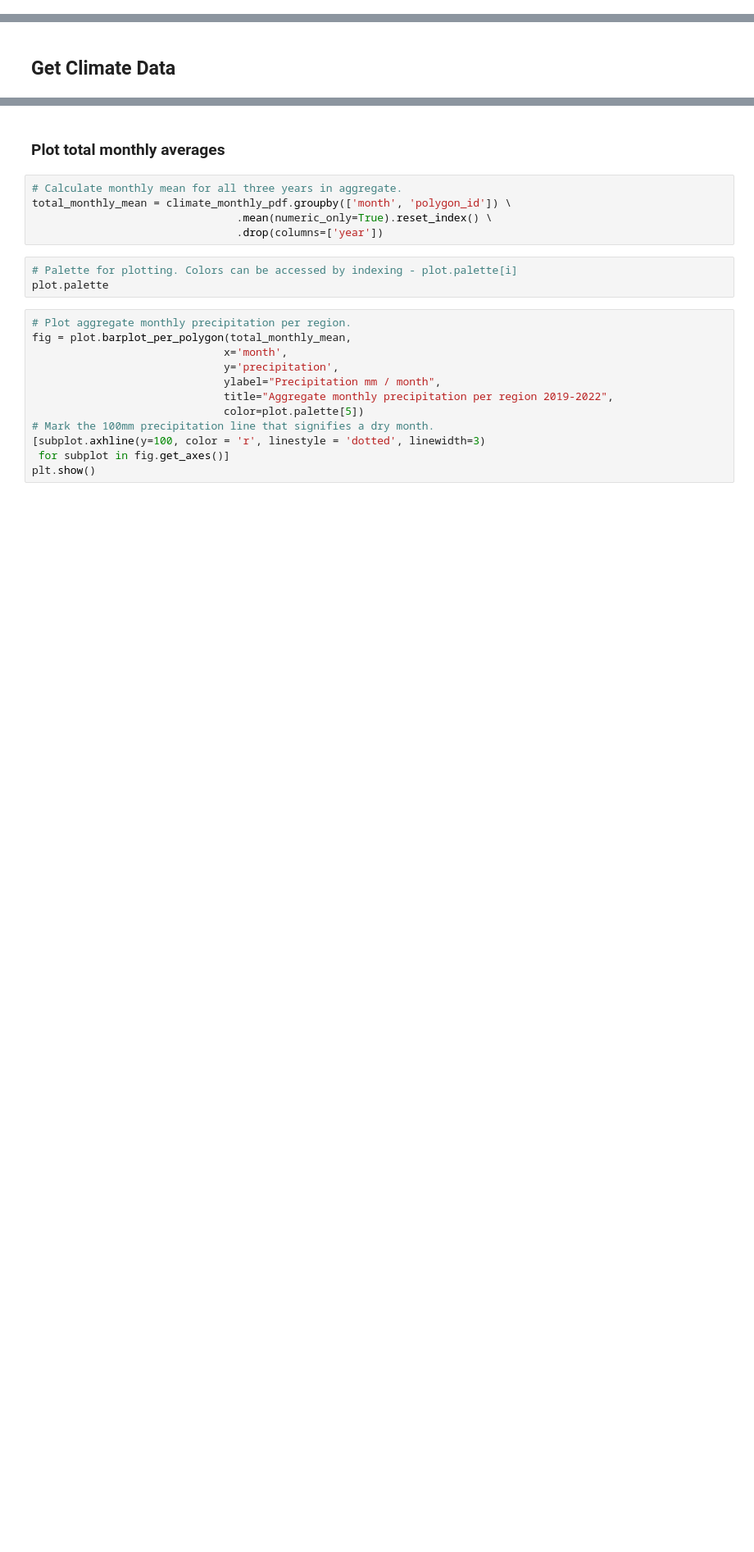
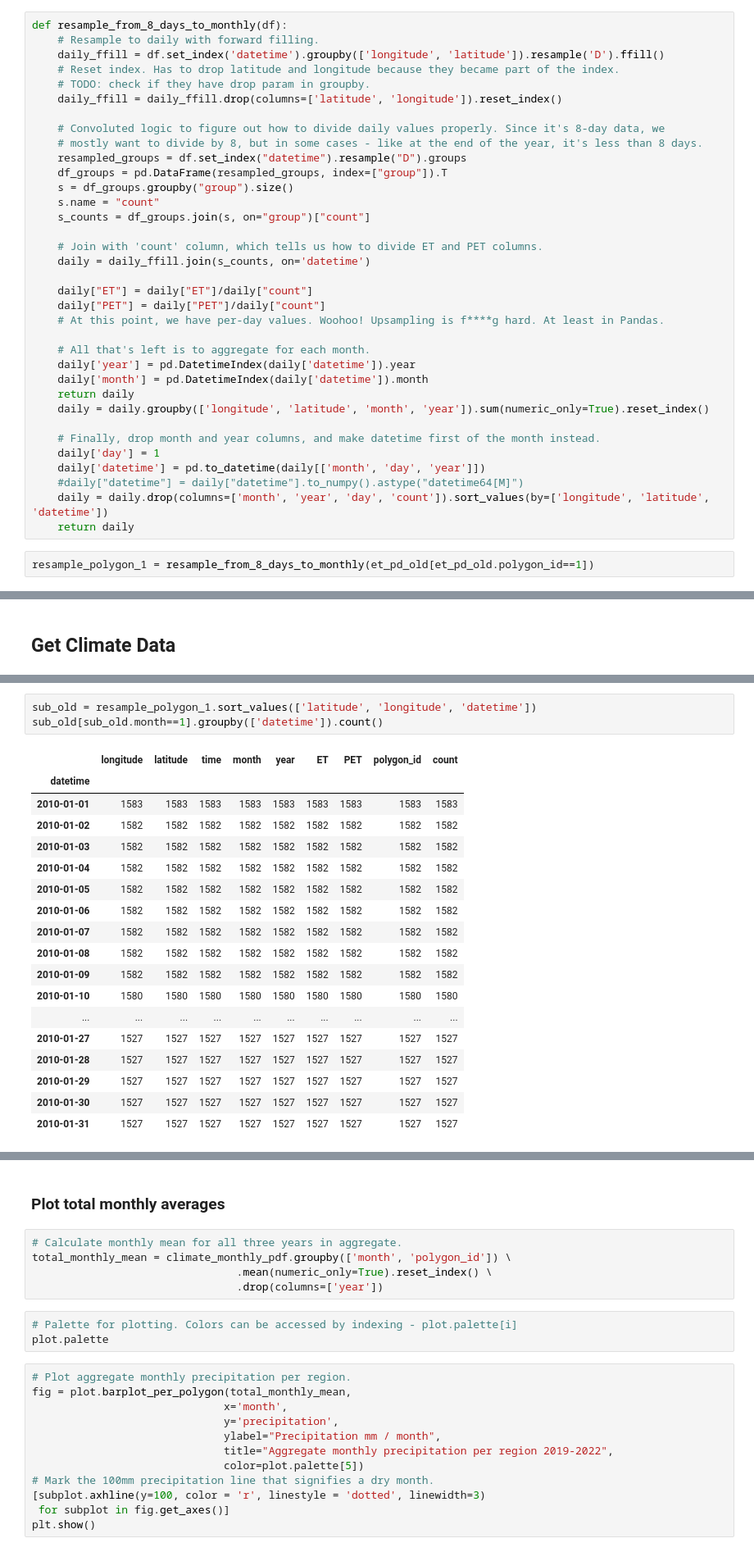
Before and after one commit to 4C-Guided-Team-Challenge/drought-with-gedi, a Jupyter notebook: notebooks/exploratory/ClimateData.ipynb, the cells around one changed output, grey strips where cells are left out. Shown: that part at 82% size. Saved outputs shown, nothing was run; the diff lists cells and outputs as text; blank space fills up the shorter version.

```diff
--- a/notebooks/exploratory/ClimateData.ipynb
+++ b/notebooks/exploratory/ClimateData.ipynb
@@ -23,0 +285,37 @@ ee.Initialize()
+# %%
+def resample_from_8_days_to_monthly(df):
+    # Resample to daily with forward filling.
+    daily_ffill = df.set_index('datetime').groupby(['longitude', 'latitude']).resample('D').ffill()
+    # Reset index. Has to drop latitude and longitude because they became part of the index.
+    # TODO: check if they have drop param in groupby.
+    daily_ffill = daily_ffill.drop(columns=['latitude', 'longitude']).reset_index()
+
+    # Convoluted logic to figure out how to divide daily values properly. Since it's 8-day data, we
+    # mostly want to divide by 8, but in some cases - like at the end of the year, it's less than 8 days.
+    resampled_groups = df.set_index("datetime").resample("D").groups
+    df_groups = pd.DataFrame(resampled_groups, index=["group"]).T
+    s = df_groups.groupby("group").size()
+    s.name = "count"
+    s_counts = df_groups.join(s, on="group")["count"]
+
+    # Join with 'count' column, which tells us how to divide ET and PET columns.
+    daily = daily_ffill.join(s_counts, on='datetime')
+
+    daily["ET"] = daily["ET"]/daily["count"]
+    daily["PET"] = daily["PET"]/daily["count"]
+    # At this point, we have per-day values. Woohoo! Upsampling is f****g hard. At least in Pandas.
+
+    # All that's left is to aggregate for each month.
+    daily['year'] = pd.DatetimeIndex(daily['datetime']).year
+    daily['month'] = pd.DatetimeIndex(daily['datetime']).month
+    return daily
+    daily = daily.groupby(['longitude', 'latitude', 'month', 'year']).sum(numeric_only=True).reset_index()
+
+    # Finally, drop month and year columns, and make datetime first of the month instead.
+    daily['day'] = 1
+    daily['datetime'] = pd.to_datetime(daily[['month', 'day', 'year']])
+    #daily["datetime"] = daily["datetime"].to_numpy().astype("datetime64[M]")
+    daily = daily.drop(columns=['month', 'year', 'day', 'count']).sort_values(by=['longitude', 'latitude', 'datetime'])
+    return daily
+# %%
+resample_polygon_1 = resample_from_8_days_to_monthly(et_pd_old[et_pd_old.polygon_id==1])
@@ -39,0 +525,22 @@ climate_monthly_pdf = ee_climate.get_monthly_climate_data_as_pdf(
+# %%
+sub_old = resample_polygon_1.sort_values(['latitude', 'longitude', 'datetime'])
+sub_old[sub_old.month==1].groupby(['datetime']).count()
+# %% [output]
+|  | longitude | latitude | time | month | year | ET | PET | polygon_id | count |
+| datetime |  |  |  |  |  |  |  |  |  |
+| 2010-01-01 | 1583 | 1583 | 1583 | 1583 | 1583 | 1583 | 1583 | 1583 | 1583 |
+| 2010-01-02 | 1582 | 1582 | 1582 | 1582 | 1582 | 1582 | 1582 | 1582 | 1582 |
+| 2010-01-03 | 1582 | 1582 | 1582 | 1582 | 1582 | 1582 | 1582 | 1582 | 1582 |
+| 2010-01-04 | 1582 | 1582 | 1582 | 1582 | 1582 | 1582 | 1582 | 1582 | 1582 |
+| 2010-01-05 | 1582 | 1582 | 1582 | 1582 | 1582 | 1582 | 1582 | 1582 | 1582 |
+| 2010-01-06 | 1582 | 1582 | 1582 | 1582 | 1582 | 1582 | 1582 | 1582 | 1582 |
+| 2010-01-07 | 1582 | 1582 | 1582 | 1582 | 1582 | 1582 | 1582 | 1582 | 1582 |
+| 2010-01-08 | 1582 | 1582 | 1582 | 1582 | 1582 | 1582 | 1582 | 1582 | 1582 |
+| 2010-01-09 | 1582 | 1582 | 1582 | 1582 | 1582 | 1582 | 1582 | 1582 | 1582 |
+| 2010-01-10 | 1580 | 1580 | 1580 | 1580 | 1580 | 1580 | 1580 | 1580 | 1580 |
+| ... | ... | ... | ... | ... | ... | ... | ... | ... | ... |
+| 2010-01-27 | 1527 | 1527 | 1527 | 1527 | 1527 | 1527 | 1527 | 1527 | 1527 |
+| 2010-01-28 | 1527 | 1527 | 1527 | 1527 | 1527 | 1527 | 1527 | 1527 | 1527 |
+| 2010-01-29 | 1527 | 1527 | 1527 | 1527 | 1527 | 1527 | 1527 | 1527 | 1527 |
+| 2010-01-30 | 1527 | 1527 | 1527 | 1527 | 1527 | 1527 | 1527 | 1527 | 1527 |
+| 2010-01-31 | 1527 | 1527 | 1527 | 1527 | 1527 | 1527 | 1527 | 1527 | 1527 |
```
Also changed, not shown: parts of 54 cells of this notebook, 4 other files.
